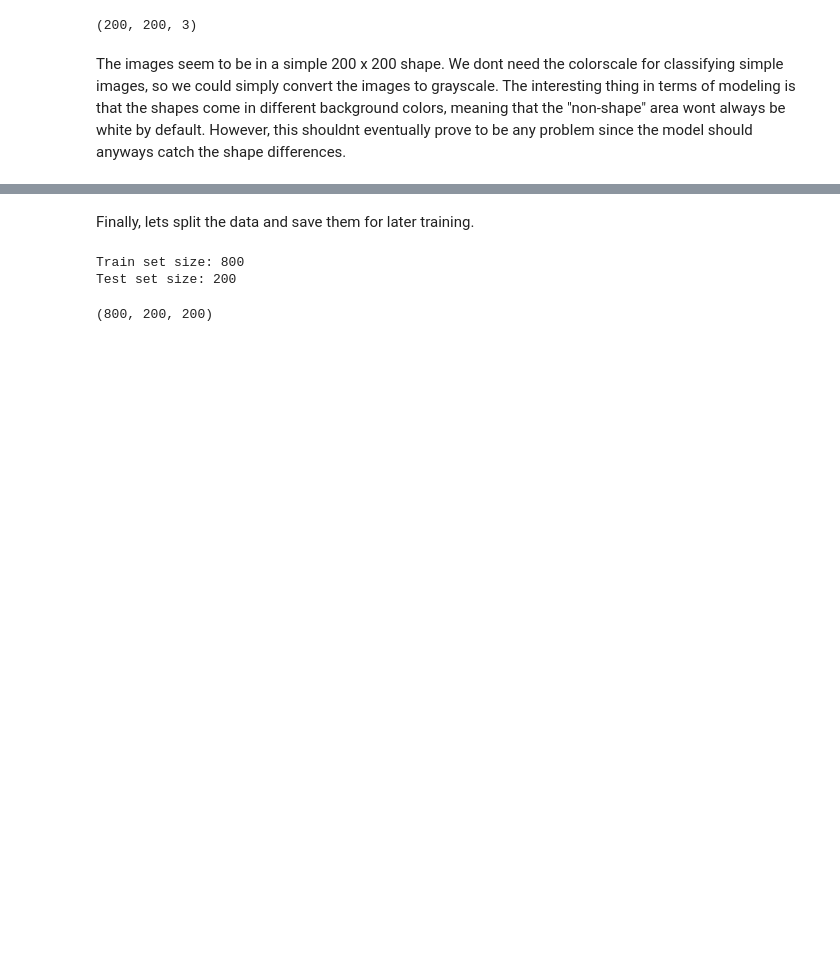
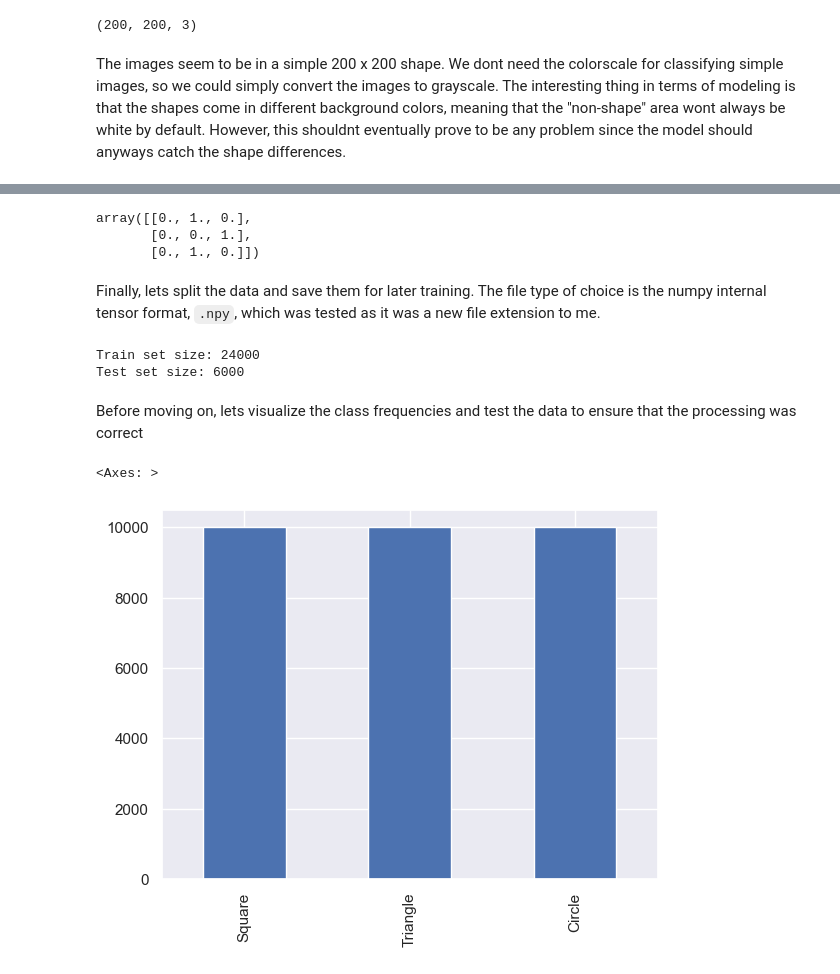
Before and after one commit to rasmussiljander/self-learning, a Jupyter notebook: 2D_shape_recognition/data_processing.ipynb, the cells around one changed output, grey strips where cells are left out. Cells and saved outputs as stored; diff of their text form; code cells hidden in the pictures; blank space fills up the shorter version.

```diff
--- a/2D_shape_recognition/data_processing.ipynb
+++ b/2D_shape_recognition/data_processing.ipynb
@@ -58,22 +62,3 @@ np.array(image).shape
 (200, 200, 3)
 # %% [markdown]
 The images seem to be in a simple 200 x 200 shape. We dont need the colorscale for classifying simple images, so we could simply convert the images to grayscale. The interesting thing in terms of modeling is that the shapes come in different background colors, meaning that the "non-shape" area wont always be white by default. However, this shouldnt eventually prove to be any problem since the model should anyways catch the shape differences.
-# %%
-
-# # Convert the image to grayscale
-image = image.convert('L')
-image
-
-np.array(image)
-
-# # Resize the image to a specific size
-# image = image.resize((224, 224))
-
-# # Convert the image to a numpy array
-# image_array = np.array(image)
-
-# # Normalize the pixel values
-# image_array = image_array / 255.0
-
-# # Reshape the image array to match the input shape of the neural network
-# image_array = np.reshape(image_array, (1, 224, 224, 1))
@@ -87,0 +85,3 @@ array([[123, 123, 123, ..., 123, 123, 123],
+# %%
+filtered_files = [file for file in image_files if file.name.startswith(("Circle", "Triangle", "Square"))]
+filtered_files[:2]
@@ -95,14 +100,15 @@ data_folder = "data/"
 label_list = []
 img_list = []
 
-for file_name in tqdm(image_files[:1000]):
+for file_name in tqdm(filtered_files):
     # Get shape label
-    label = str(file_name).split("_")[0]
+    label = Path(file_name).name.split('_')[0]
     label_list.append(label)
 
     # Get image
-    image = Image.open(first_img).convert('L')
+    image = Image.open(file_name)
     image = np.array(image) / 255.0
     img_list.append(image)
 
-# print(label_list)
+img_list = np.array(img_list)
+label_list = np.array(label_list)
@@ -109,15 +122,26 @@ for file_name in tqdm(image_files[:1000]):
+# %%
+label_encoder = LabelEncoder()
+labels_encoded = label_encoder.fit_transform(label_list)
+
+onehot_encoder = OneHotEncoder(sparse=False)
+labels_encoded = onehot_encoder.fit_transform(labels_encoded.reshape(-1, 1))
+labels_encoded[:3]
+# %% [output]
+array([[0., 1., 0.],
+       [0., 0., 1.],
+       [0., 1., 0.]])
 # %% [markdown]
-Finally, lets split the data and save them for later training.
+Finally, lets split the data and save them for later training. The file type of choice is the numpy internal tensor format, `.npy`, which was tested as it was a new file extension to me.
 # %%
 # Split the data into train and test sets
-X_train, X_test, y_train, y_test = train_test_split(img_list, label_list, test_size=0.2, random_state=42)
+X_train, X_test, y_train, y_test = train_test_split(img_list, labels_encoded, test_size=0.2, random_state=42)
 
 # Print the sizes of the train and test sets
 print("Train set size:", len(X_train))
 print("Test set size:", len(X_test))
 # %% [output]
-Train set size: 800
-Test set size: 200
+Train set size: 24000
+Test set size: 6000
 # %%
 # Create folder data/processed with pathlib
 processed_folder = Path("data") / "processed"
@@ -128,8 +152,18 @@ np.save(processed_folder / 'X_train.npy', X_train)
 np.save(processed_folder / 'X_test.npy', X_test)
 np.save(processed_folder / 'y_train.npy', y_train)
 np.save(processed_folder / 'y_test.npy', y_test)
-# %%
-X_train = np.load("X_train.npy")
-X_train.shape
-# %% [output]
-(800, 200, 200)
+# %% [markdown]
+Before moving on, lets visualize the class frequencies and test the data to ensure that the processing was correct
+# %%
+
+# Convert y_train to a pandas series
+y_train_series = pd.Series(label_list)
+
+# Get the value counts of each label
+label_counts = y_train_series.value_counts()
+
+# Plot the bar chart
+label_counts.plot(kind='bar')
+# %% [output]
+<Axes: >
+[figure, added]
```
Also changed, not shown: parts of 15 cells of this notebook.
